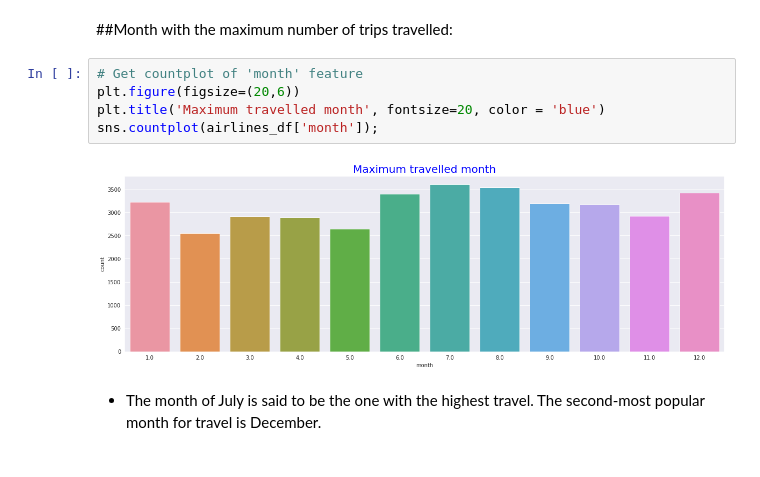
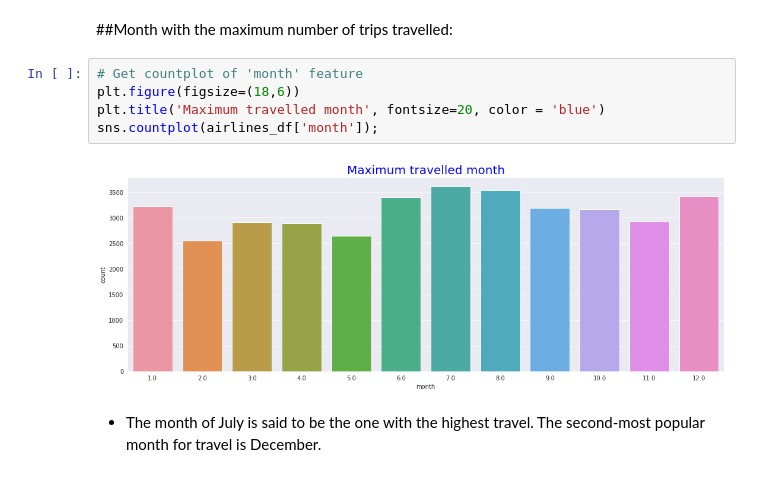
Before and after one commit to handetushar/Airline-Passenger-Referral-Prediction, a Jupyter notebook: Airline_Passenger_Referral_Prediction.ipynb, the cells around one changed output. Drawn from its saved outputs; the diff is of its cells as text.

```diff
--- a/Airline_Passenger_Referral_Prediction.ipynb
+++ b/Airline_Passenger_Referral_Prediction.ipynb
@@ -493,11 +493,11 @@ plt.xticks(rotation= 15);
 ##Month with the maximum number of trips travelled:
 # %%
 # Get countplot of 'month' feature
-plt.figure(figsize=(20,6))
+plt.figure(figsize=(18,6))
 plt.title('Maximum travelled month', fontsize=20, color = 'blue')
 sns.countplot(airlines_df['month']);
 # %% [output]
-[figure, old version]
+[figure, new version]
 # %% [markdown]
 * The month of July is said to be the one with the highest travel. The second-most popular month for travel is December.
 # %%
```
Also changed, not shown: parts of 25 cells of this notebook.
